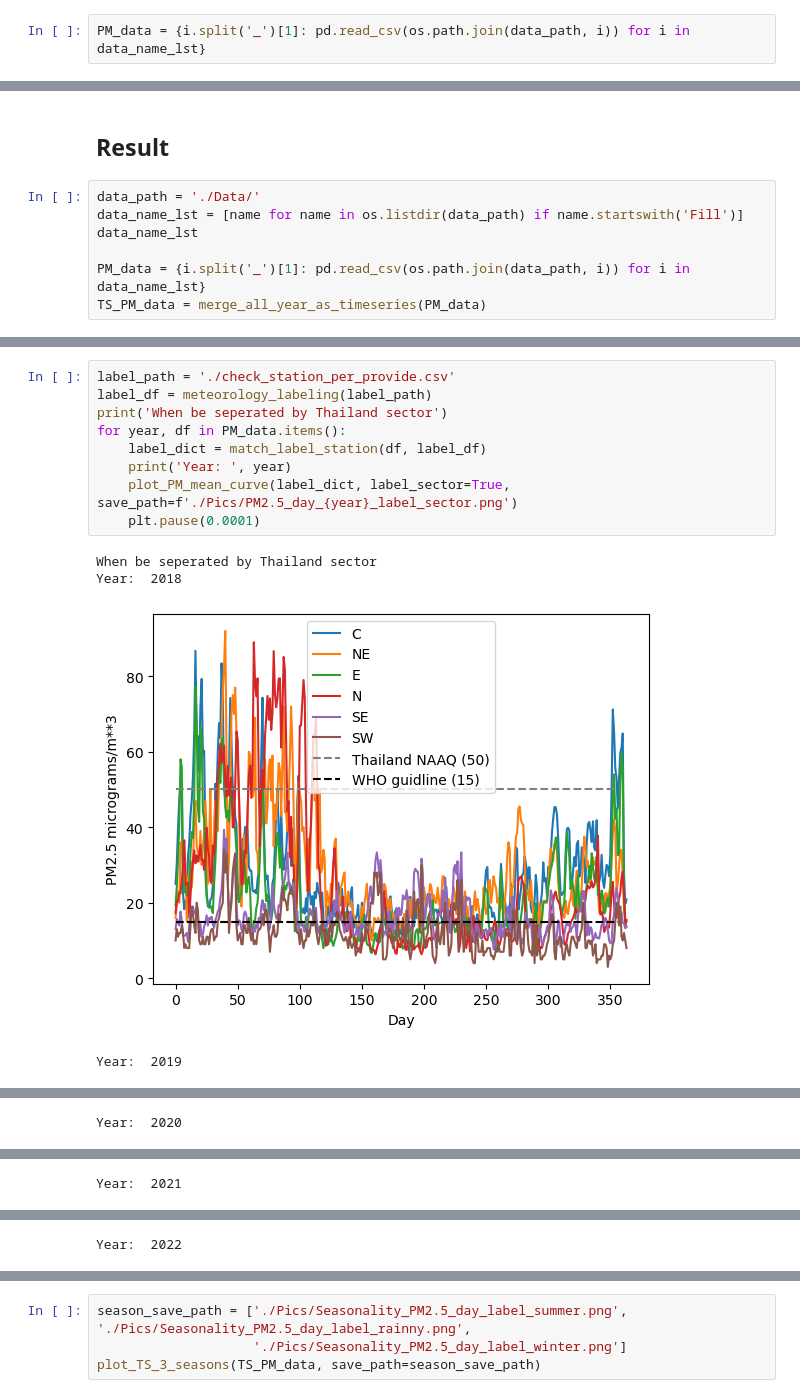
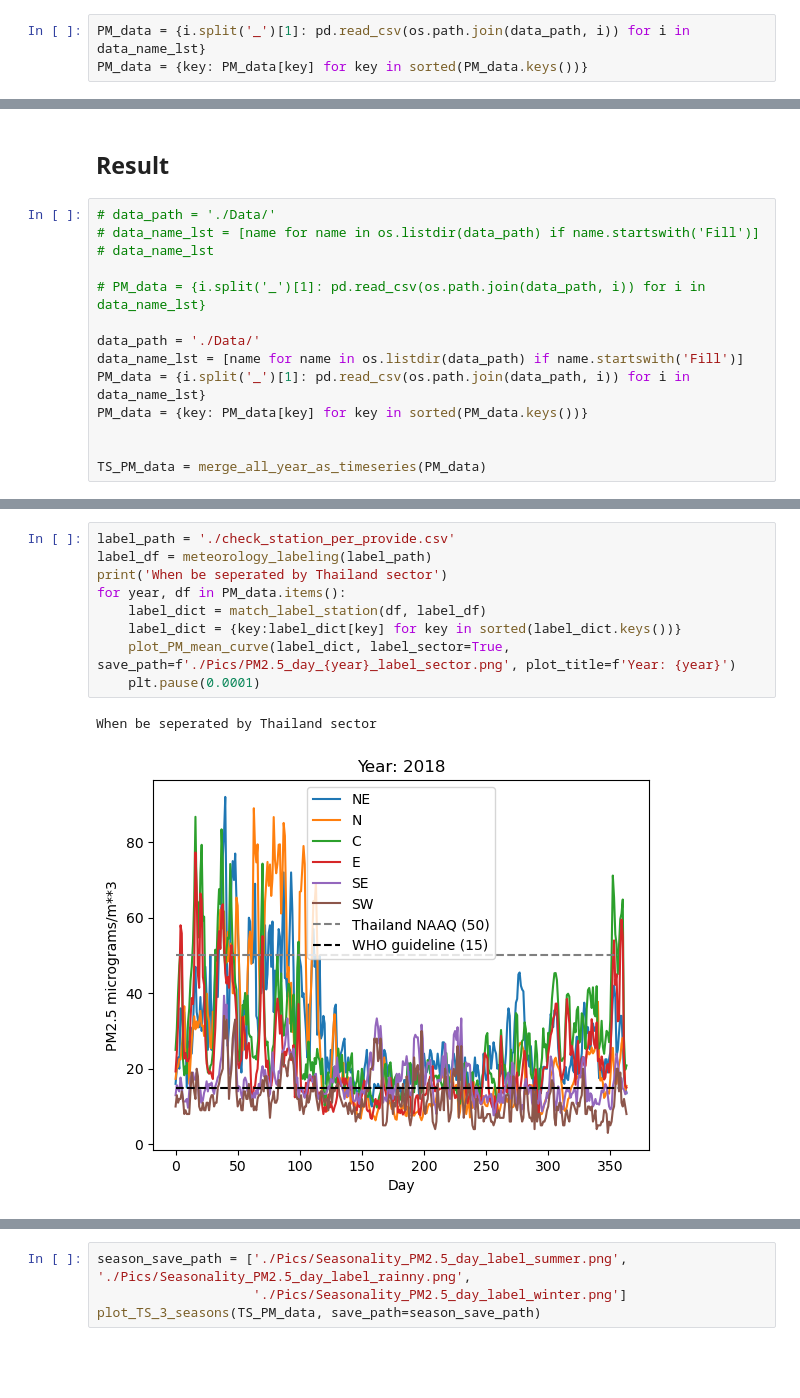
Before and after one commit to men31/DataMining_PM2_5, a Jupyter notebook: PM25_Coding/Data_Visualization/PM_Visualization.ipynb, the cells around one changed output, grey strips where cells are left out. Cells and saved outputs as stored; diff of their text form; blank space fills up the shorter version.

Commit message:
Checking the correctness of image

```diff
--- a/PM25_Coding/Data_Visualization/PM_Visualization.ipynb
+++ b/PM25_Coding/Data_Visualization/PM_Visualization.ipynb
@@ -19,2 +19,3 @@ data_name_lst
 # %%
 PM_data = {i.split('_')[1]: pd.read_csv(os.path.join(data_path, i)) for i in data_name_lst}
+PM_data = {key: PM_data[key] for key in sorted(PM_data.keys())}
@@ -246,11 +251,18 @@ station_PM_perYear[['station_name', 'total']].groupby(['station_name']).mean().s
 # %% [markdown]
 ## Result
 # %%
+# data_path = './Data/'
+# data_name_lst = [name for name in os.listdir(data_path) if name.startswith('Fill')]
+# data_name_lst
+
+# PM_data = {i.split('_')[1]: pd.read_csv(os.path.join(data_path, i)) for i in data_name_lst}
+
 data_path = './Data/'
 data_name_lst = [name for name in os.listdir(data_path) if name.startswith('Fill')]
-data_name_lst
+PM_data = {i.split('_')[1]: pd.read_csv(os.path.join(data_path, i)) for i in data_name_lst}
+PM_data = {key: PM_data[key] for key in sorted(PM_data.keys())}
 
-PM_data = {i.split('_')[1]: pd.read_csv(os.path.join(data_path, i)) for i in data_name_lst}
+
 TS_PM_data = merge_all_year_as_timeseries(PM_data)
 # %%
 all_year_bar_df.plot.bar(stacked=True)
@@ -267,14 +284,12 @@ plot_PM_mean_curve(PM_data, save_path='./Pics/PM2.5_day_label_years.png')
 # %%
 label_path = './check_station_per_provide.csv'
 label_df = meteorology_labeling(label_path)
 print('When be seperated by Thailand sector')
 for year, df in PM_data.items():
     label_dict = match_label_station(df, label_df)
-    print('Year: ', year)
-    plot_PM_mean_curve(label_dict, label_sector=True, save_path=f'./Pics/PM2.5_day_{year}_label_sector.png')
+    label_dict = {key:label_dict[key] for key in sorted(label_dict.keys())}
+    plot_PM_mean_curve(label_dict, label_sector=True, save_path=f'./Pics/PM2.5_day_{year}_label_sector.png', plot_title=f'Year: {year}')
     plt.pause(0.0001)
 # %% [output]
 When be seperated by Thailand sector
-Year:  2018
-[figure, old version]
+[figure, new version]
-Year:  2019
@@ -282 +296,0 @@ Year:  2019
-Year:  2020
@@ -284 +297,0 @@ Year:  2020
-Year:  2021
@@ -286 +298,0 @@ Year:  2021
-Year:  2022
```
Also changed, not shown: parts of 10 cells of this notebook, 20 other files.
